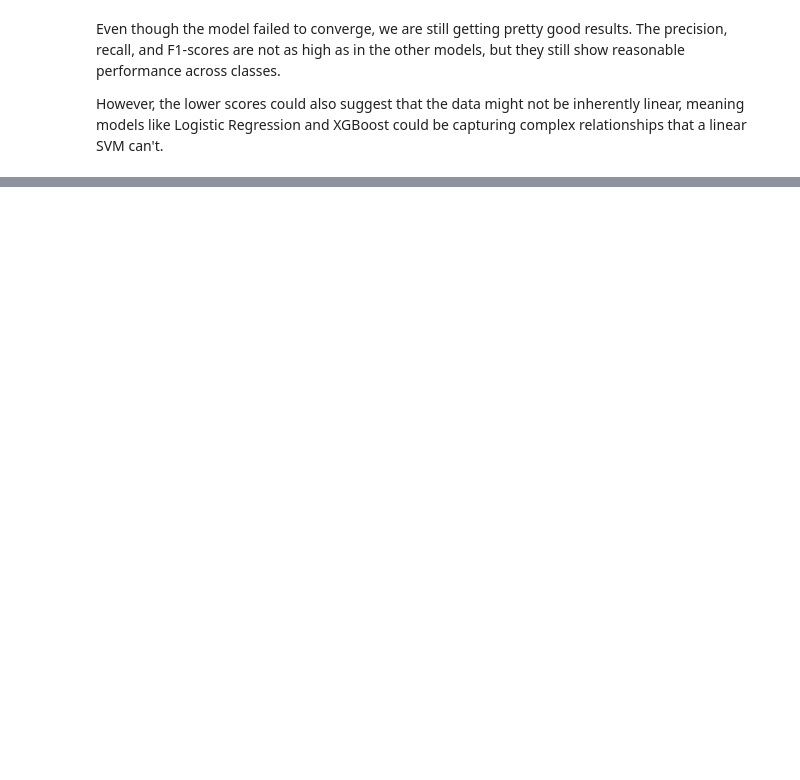
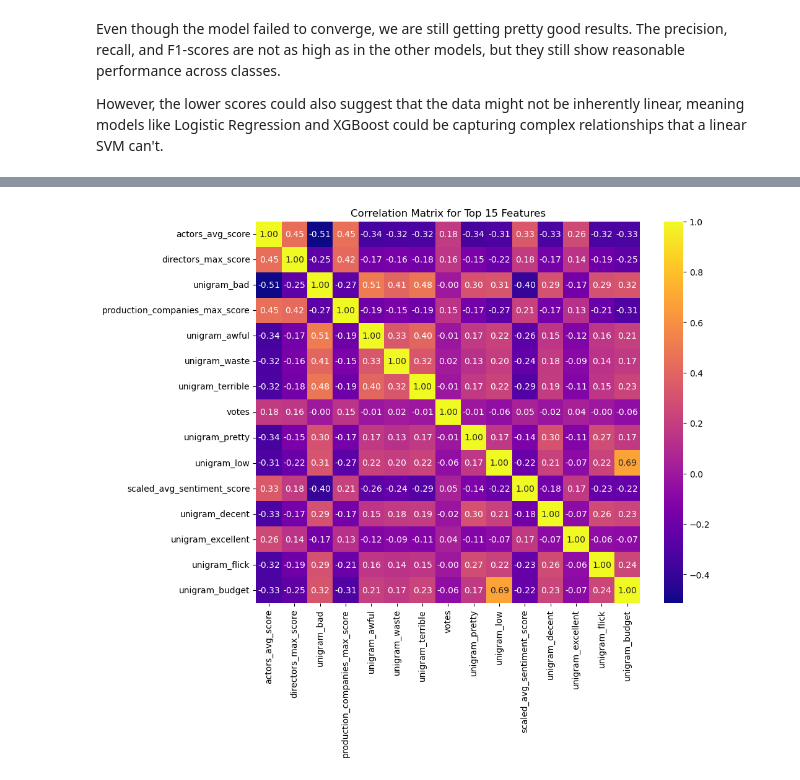
Before and after one commit to sydneyjlindsay/capstone, a Jupyter notebook: 5-Further_Baseline_Modeling.ipynb, the cells around one changed output, grey strips where cells are left out. Drawn from its saved outputs; the diff is of its cells as text; code cells hidden in the pictures; blank space fills up the shorter version.

Commit message:
Re-approaching feature engineering and text cleaning, plus additional baseline models

```diff
--- a/5-Further_Baseline_Modeling.ipynb
+++ b/5-Further_Baseline_Modeling.ipynb
@@ -1831,0 +1902,17 @@ Test Accuracy with LinearSVC: 0.8618386589837611
+# %%
+from sklearn.svm import LinearSVC
+
+# Instantiate and fit
+svc_model = LinearSVC(max_iter=10000, dual=True, random_state=42, C=0.5)
+svc_model.fit(X_train_final_df, y_train_encoded)
+
+# Make predictions
+y_pred_train_svc = svc_model.predict(X_train_final_df)
+y_pred_test_svc = svc_model.predict(X_test_final_df)
+
+# Evaluate
+train_accuracy_svc = accuracy_score(y_train_encoded, y_pred_train_svc)
+test_accuracy_svc = accuracy_score(y_test_encoded, y_pred_test_svc)
+
+print(f"Training Accuracy with LinearSVC: {train_accuracy_svc}")
+print(f"Test Accuracy with LinearSVC: {test_accuracy_svc}")
@@ -1860,0 +1954,15 @@ However, the lower scores could also suggest that the data might not be inherent
+# %%
+# Get feature importances
+importances = rf_model.feature_importances_
+
+# Sort feature importances in descending order and get the indices
+indices = np.argsort(importances)[::-1]
+
+# Rearrange feature names so they match the sorted feature importances
+names = [X_train_final_df.columns[i] for i in indices]
+# %%
+# Create a DataFrame for the top 50 features
+top_50_features = pd.DataFrame({
+    'Feature': names[:50],
+    'Importance': importances[indices][:50]
+})
@@ -1860,0 +1998,15 @@ However, the lower scores could also suggest that the data might not be inherent
+# %%
+# Get top 15 most important features based on previous importance dataframe
+top_15_features = top_50_features['Feature'][:15]
+
+# Compute the correlation matrix for the top 15 features
+corr_top_15 = X_train_final_df[top_15_features].corr()
+
+# Plot heatmap
+plt.figure(figsize=(10, 8))
+sns.heatmap(corr_top_15, annot=True, cmap='plasma', fmt='0.2f')
+
+plt.title('Correlation Matrix for Top 15 Features')
+plt.show()
+# %% [output]
+[figure, added]
```
Also changed, not shown: parts of 55 cells of this notebook.
